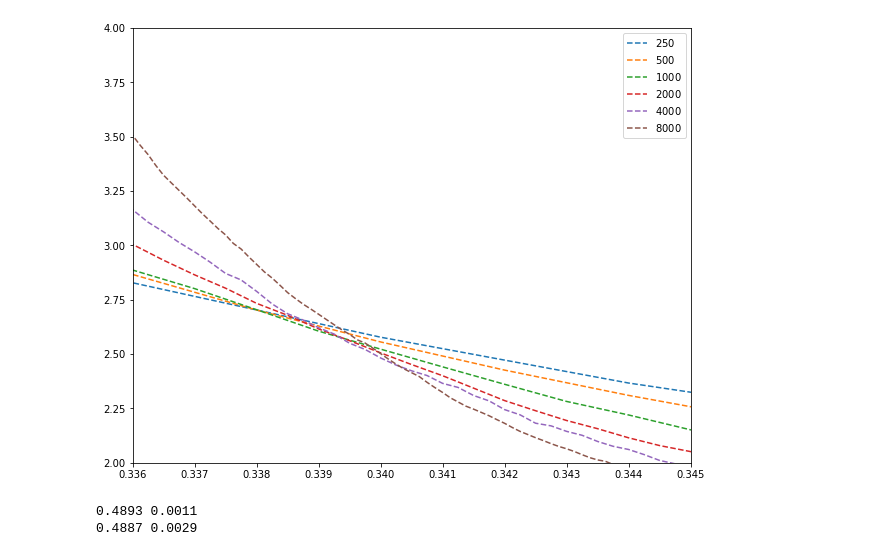
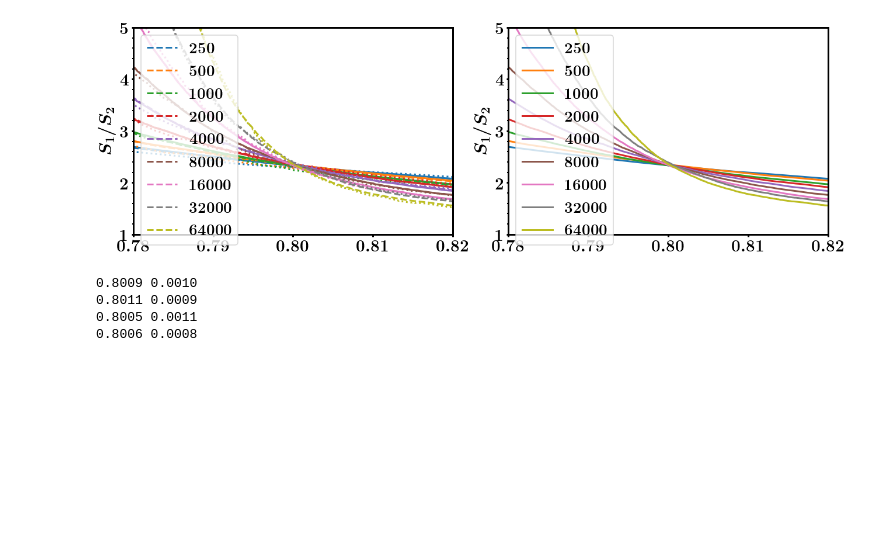
Before and after one commit to nahuelalmeira/dismantlingScaling, a Jupyter notebook: python/Tests.ipynb, the cells around one changed output. Drawn from its saved outputs; the diff is of its cells as text; code cells hidden in the pictures; blank space fills up the shorter version.

```diff
--- a/python/Tests.ipynb
+++ b/python/Tests.ipynb
@@ -74,40 +90,58 @@ KeyError: 4000
-# %%
-S1_over_S2_values = {}
-for N in N_values:
-    df = dfs[N]
-    S1_over_S2 = N * df.Sgcc / df.Nsec
-    S1_over_S2_values[N] = S1_over_S2
 # %%
 colors = plt.rcParams['axes.prop_cycle'].by_key()['color']
-fig, ax = plt.subplots(figsize=(10, 8))
-#ax.set_xlim(0.79, 0.81)
-#ax.set_xlim(0.5, 0.6)
-#ax.set_xlim(0.46, 0.48)
-if attack == 'DegU':
-    ax.set_xlim(0.336, 0.345)
-    ax.set_ylim(2, 4)
-#ax.set_ylim(2.1, 2.6)
-#ax.set_ylim(2.1, 3)
-#ax.set_ylim(1, 2.5)
+ncols = 2
+fig, axes = plt.subplots(figsize=(9*ncols, 6), ncols=ncols)
+
+for ax in axes:
+    if attack == 'Ran':
+        fmin = 0.75
+        fmax = 0.87
+        fmin = 0.78
+        fmax = 0.82
+        ax.set_ylim(1, 5)
+    if attack == 'Deg':
+        fmin = 0.44
+        fmax = 0.49
+        ax.set_ylim(1.4, 4)
+    if attack == 'DegU':
+        fmin = 0.334
+        fmax = 0.345
+        ax.set_ylim(2, 4)
+    if attack == 'Btw':
+        fmin = 0.5
+        fmax = 0.6
+        ax.set_ylim(1, 3)
+    ax.set_xlim(fmin, fmax)
+    ax.set_ylabel(r'$S_1/S_2$')
+
 for i, N in enumerate(N_values):
 
-    #df = dfs1000[N]
-    #S1_over_S2 = N * df.Sgcc / df.Nsec
-    #ax.plot(df.f, S1_over_S2, ':', color=colors[i])
+    df = dfs1000[N]
+    S1_over_S2 = N * df.Sgcc / df.Nsec
+    axes[0].plot(df.f, S1_over_S2, ':', color=colors[i])
 
     df = dfs10000[N]
     S1_over_S2 = N * df.Sgcc / df.Nsec
-    ax.plot(df.f, S1_over_S2, '--', label=r'${{{}}}$'.format(N), color=colors[i])
+    axes[0].plot(df.f, S1_over_S2, '--', label=r'${{{}}}$'.format(N), color=colors[i])
 
-    #df = dfs20000[N]
-    #S1_over_S2 = N * df.Sgcc / df.Nsec
-    #ax.plot(df.f, S1_over_S2, '-', color=colors[i])
+    try:
+        df = dfs20000[N]
+        S1_over_S2 = N * df.Sgcc / df.Nsec
+        axes[0].plot(df.f, S1_over_S2, '-', color=colors[i])
+    except:
+        pass
+
+    df = dfsMax[N]
+    S1_over_S2 = N * df.Sgcc / df.Nsec
+    axes[1].plot(df.f, S1_over_S2, '-', label=r'${{{}}}$'.format(N), color=colors[i])
 
 #ax.axvline(0.8, linestyle='--', color='k')
-ax.legend(loc='best')
+for ax in axes:
+    ax.legend(loc='best')
+plt.tight_layout()
 plt.show()
 # %% [output]
-[figure, old version]
+[figure, new version]
 # %%
 def compute_fc_v2(dfs, min_f, max_f):
 
@@ -145,14 +179,15 @@ def compute_fc_v2(dfs, min_f, max_f):
     fc = min_f + mean_inter
     return fc, std_inter
 
-fmin = 0.4
-fmax = 0.5
 print('{:.4f} {:.4f}'.format(*compute_fc_v2(dfs1000, fmin, fmax)))
 print('{:.4f} {:.4f}'.format(*compute_fc_v2(dfs10000, fmin, fmax)))
-#print('{:.4f} {:.4f}'.format(*compute_fc_v2(dfs20000, fmin, fmax)))
+print('{:.4f} {:.4f}'.format(*compute_fc_v2(dfs20000, fmin, fmax)))
+print('{:.4f} {:.4f}'.format(*compute_fc_v2(dfsMax, fmin, fmax)))
 # %% [output]
-0.4893 0.0011
-0.4887 0.0029
+0.8009 0.0010
+0.8011 0.0009
+0.8005 0.0011
+0.8006 0.0008
 # %%
 from sklearn.linear_model import LinearRegression
 
```
Also changed, not shown: parts of 23 cells of this notebook.
